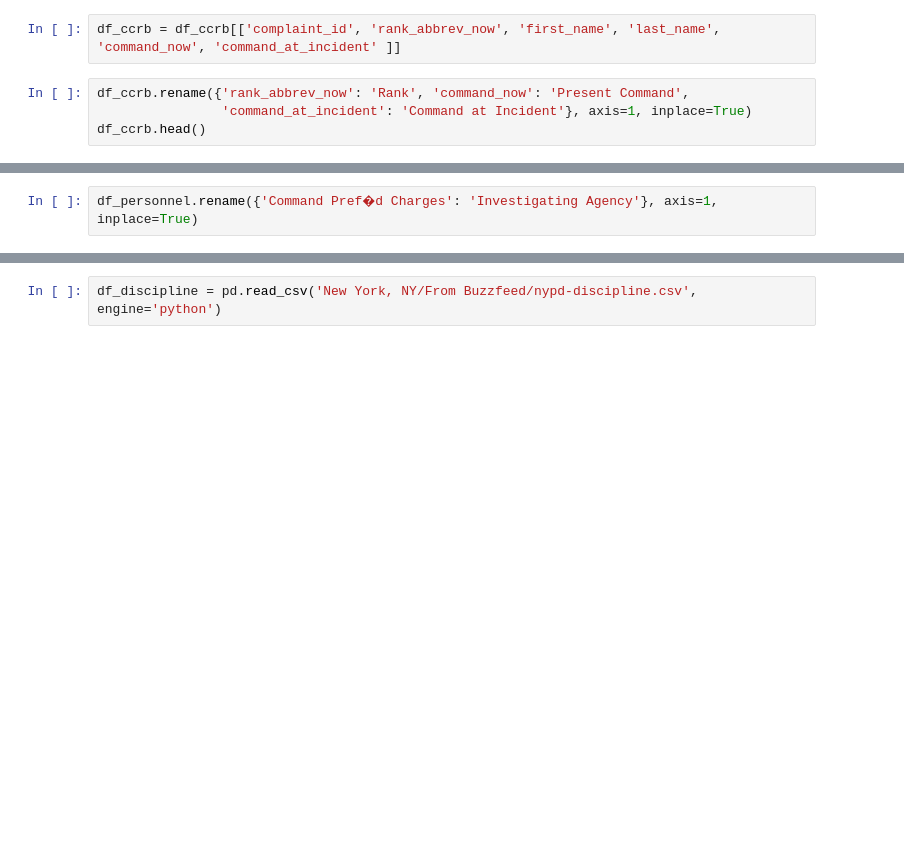
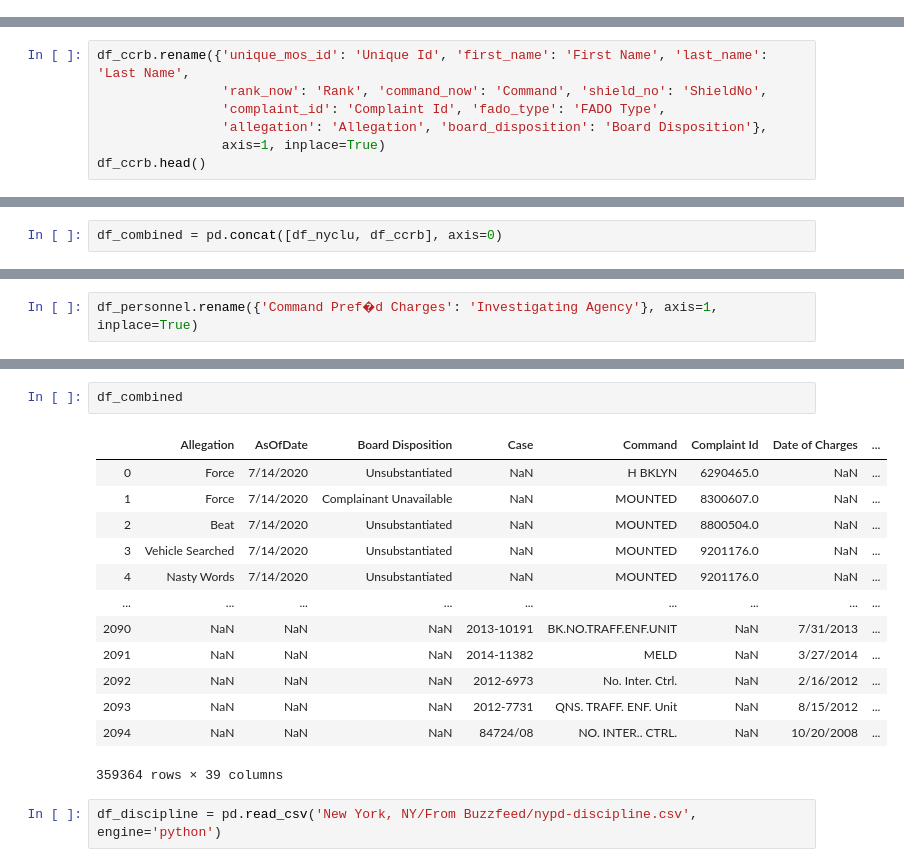
Before and after one commit to michaeleby1/ccrb_merge, a Jupyter notebook: ccrb_merge.ipynb, the cells around one changed output, grey strips where cells are left out. Saved outputs shown, nothing was run; the diff lists cells and outputs as text; blank space fills up the shorter version.

Commit message:
merged CCRB data

```diff
--- a/ccrb_merge.ipynb
+++ b/ccrb_merge.ipynb
@@ -38,9 +38,3 @@ Index(['unique_mos_id', 'first_name', 'last_name', 'command_now', 'shield_no',
        'allegation', 'precinct', 'contact_reason', 'outcome_description',
        'board_disposition'],
       dtype='object')
-# %%
-df_ccrb = df_ccrb[['complaint_id', 'rank_abbrev_now', 'first_name', 'last_name', 'command_now', 'command_at_incident' ]]
-# %%
-df_ccrb.rename({'rank_abbrev_now': 'Rank', 'command_now': 'Present Command',
-                'command_at_incident': 'Command at Incident'}, axis=1, inplace=True)
-df_ccrb.head()
@@ -53,0 +45,7 @@ df_ccrb.head()
+# %%
+df_ccrb.rename({'unique_mos_id': 'Unique Id', 'first_name': 'First Name', 'last_name': 'Last Name',
+                'rank_now': 'Rank', 'command_now': 'Command', 'shield_no': 'ShieldNo',
+                'complaint_id': 'Complaint Id', 'fado_type': 'FADO Type',
+                'allegation': 'Allegation', 'board_disposition': 'Board Disposition'},
+                axis=1, inplace=True)
+df_ccrb.head()
@@ -53,0 +60,2 @@ df_ccrb.head()
+# %%
+df_combined = pd.concat([df_nyclu, df_ccrb], axis=0)
@@ -98,3 +134,19 @@ Name: Rank, Length: 90, dtype: int64
+# %%
+df_combined
+# %% [output]
+|  | Allegation | AsOfDate | Board Disposition | Case | Command | Complaint Id | Date of Charges | ... |
+| 0 | Force | 7/14/2020 | Unsubstantiated | NaN | H BKLYN | 6290465.0 | NaN | ... |
+| 1 | Force | 7/14/2020 | Complainant Unavailable | NaN | MOUNTED | 8300607.0 | NaN | ... |
+| 2 | Beat | 7/14/2020 | Unsubstantiated | NaN | MOUNTED | 8800504.0 | NaN | ... |
+| 3 | Vehicle Searched | 7/14/2020 | Unsubstantiated | NaN | MOUNTED | 9201176.0 | NaN | ... |
+| 4 | Nasty Words | 7/14/2020 | Unsubstantiated | NaN | MOUNTED | 9201176.0 | NaN | ... |
+| ... | ... | ... | ... | ... | ... | ... | ... | ... |
+| 2090 | NaN | NaN | NaN | 2013-10191 | BK.NO.TRAFF.ENF.UNIT | NaN | 7/31/2013 | ... |
+| 2091 | NaN | NaN | NaN | 2014-11382 | MELD | NaN | 3/27/2014 | ... |
+| 2092 | NaN | NaN | NaN | 2012-6973 | No. Inter. Ctrl. | NaN | 2/16/2012 | ... |
+| 2093 | NaN | NaN | NaN | 2012-7731 | QNS. TRAFF. ENF. Unit | NaN | 8/15/2012 | ... |
+| 2094 | NaN | NaN | NaN | 84724/08 | NO. INTER.. CTRL. | NaN | 10/20/2008 | ... |
+359364 rows × 39 columns
 # %%
 df_discipline = pd.read_csv('New York, NY/From Buzzfeed/nypd-discipline.csv', engine='python')
 # %%
```
Also changed, not shown: parts of 19 cells of this notebook.
